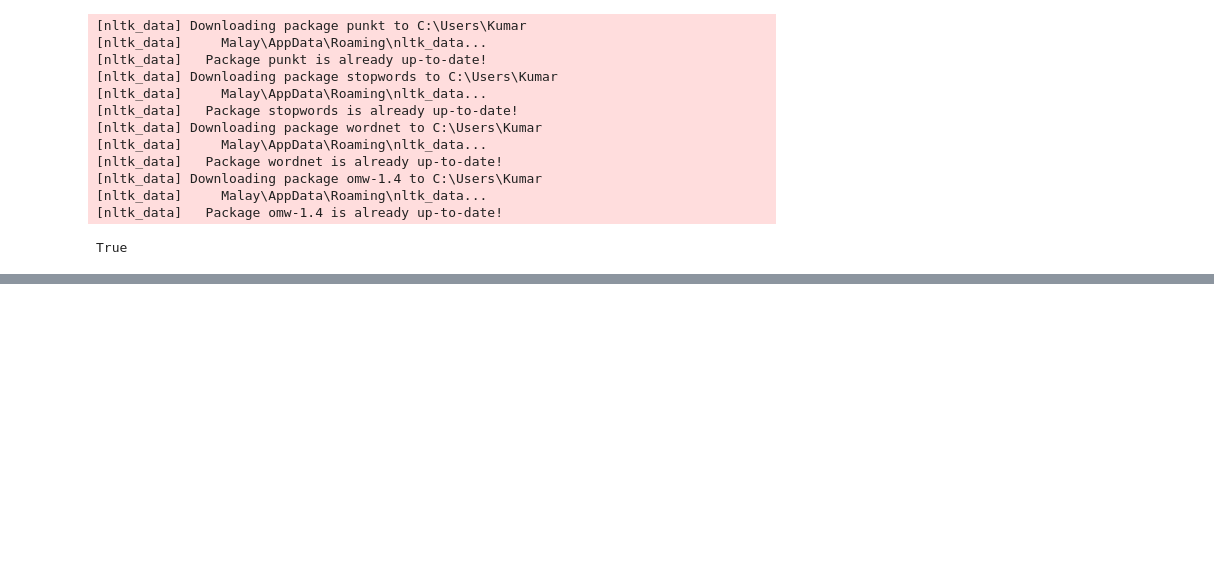
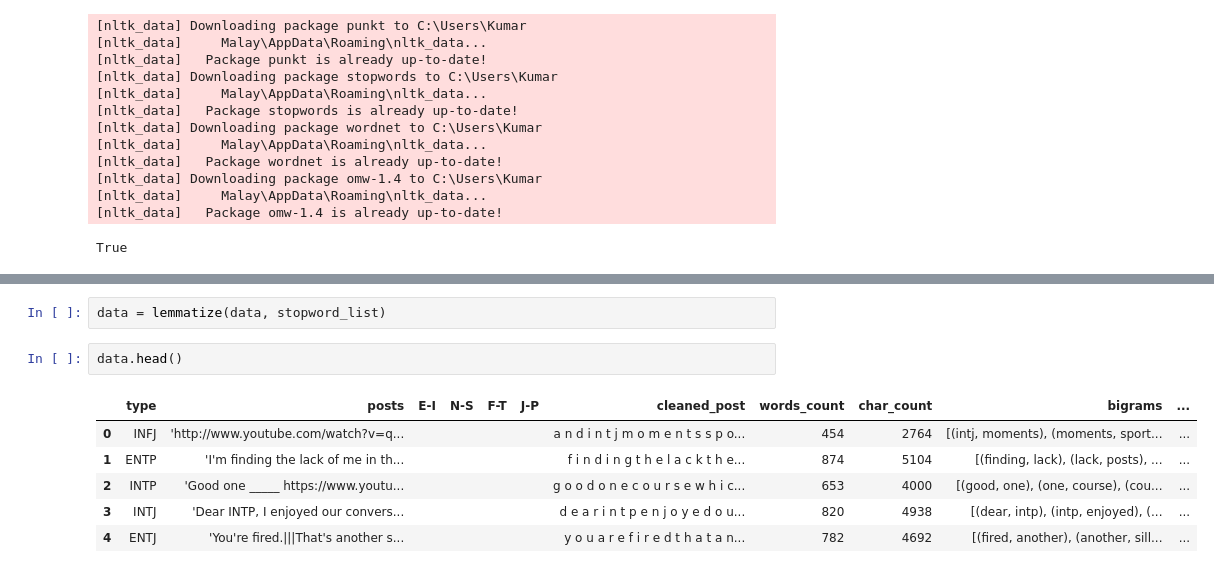
Before and after one commit to KumarMalay/PERSONA-PICKS-A-PERSONALITY-BASED-RECOMMENDATION-SYSTEM, a Jupyter notebook: Model.ipynb, the cells around one changed output, grey strips where cells are left out. Drawn from its saved outputs; the diff is of its cells as text; blank space fills up the shorter version.

```diff
--- a/Model.ipynb
+++ b/Model.ipynb
@@ -452,0 +448,11 @@ LookupError:
+# %%
+data = lemmatize(data, stopword_list)
+# %%
+data.head()
+# %% [output]
+|  | type | posts | E-I | N-S | F-T | J-P | cleaned_post | words_count | char_count | bigrams | ... |
+| 0 | INFJ | 'http://www.youtube.com/watch?v=q... |  |  |  |  | a n d i n t j m o m e n t s s p o... | 454 | 2764 | [(intj, moments), (moments, sport... | ... |
+| 1 | ENTP | 'I'm finding the lack of me in th... |  |  |  |  | f i n d i n g t h e l a c k t h e... | 874 | 5104 | [(finding, lack), (lack, posts), ... | ... |
+| 2 | INTP | 'Good one _____ https://www.youtu... |  |  |  |  | g o o d o n e c o u r s e w h i c... | 653 | 4000 | [(good, one), (one, course), (cou... | ... |
+| 3 | INTJ | 'Dear INTP, I enjoyed our convers... |  |  |  |  | d e a r i n t p e n j o y e d o u... | 820 | 4938 | [(dear, intp), (intp, enjoyed), (... | ... |
+| 4 | ENTJ | 'You're fired.|||That's another s... |  |  |  |  | y o u a r e f i r e d t h a t a n... | 782 | 4692 | [(fired, another), (another, sill... | ... |
```
Also changed, not shown: parts of 4 cells of this notebook.
